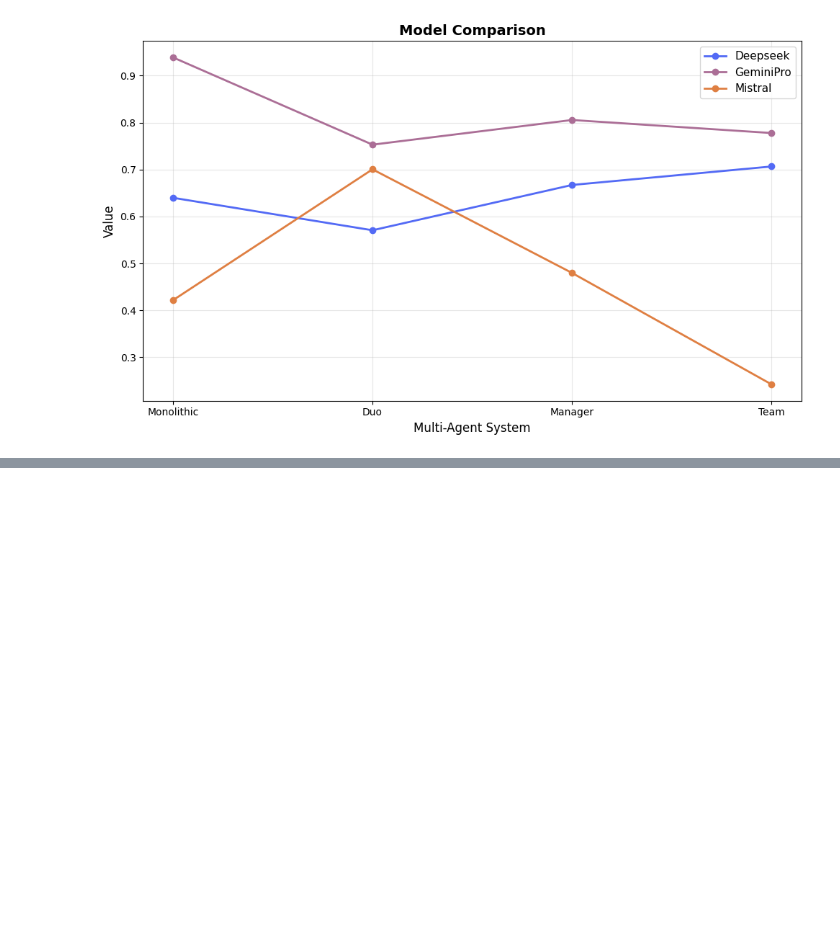
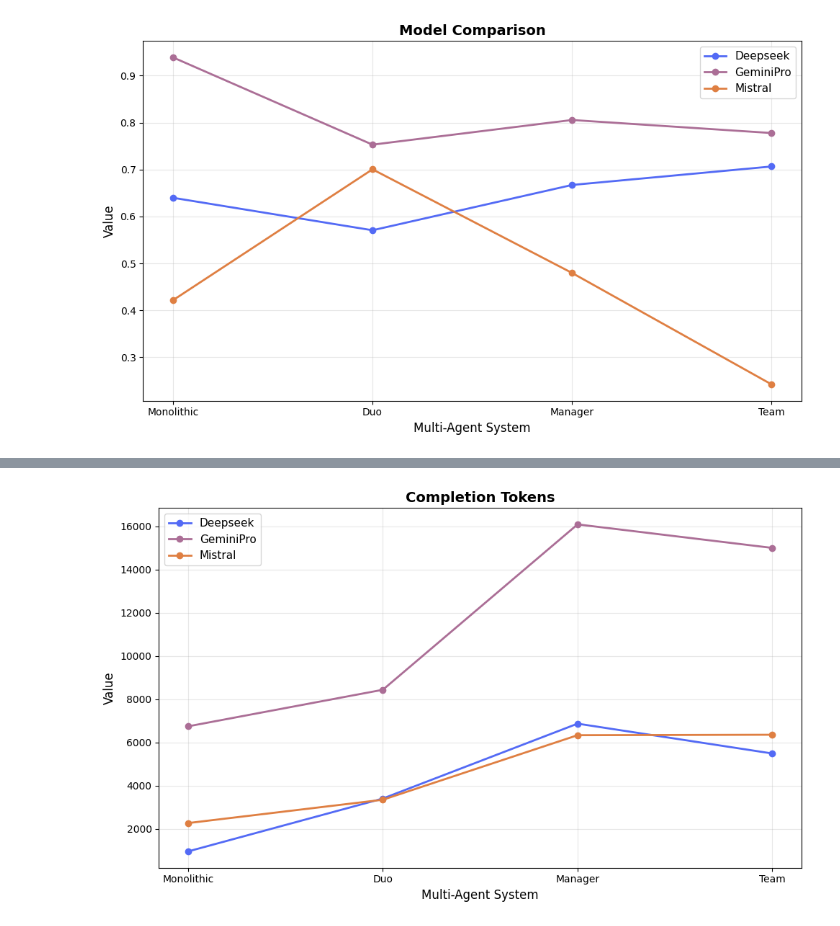
Before and after one commit to derPierrre/llm-mas-process-discovery-data, a Jupyter notebook: analytics.ipynb, the cells around one changed output, grey strips where cells are left out. Saved outputs shown, nothing was run; the diff lists cells and outputs as text; code cells hidden in the pictures; blank space fills up the shorter version.

```diff
--- a/analytics.ipynb
+++ b/analytics.ipynb
@@ -72,0 +121,4 @@ plot_model_comparison(features)
+# %%
+plot_model_comparison(completion_tokens, title="Completion Tokens")
+# %% [output]
+[figure, added]
```
Also changed, not shown: parts of 17 cells of this notebook.
